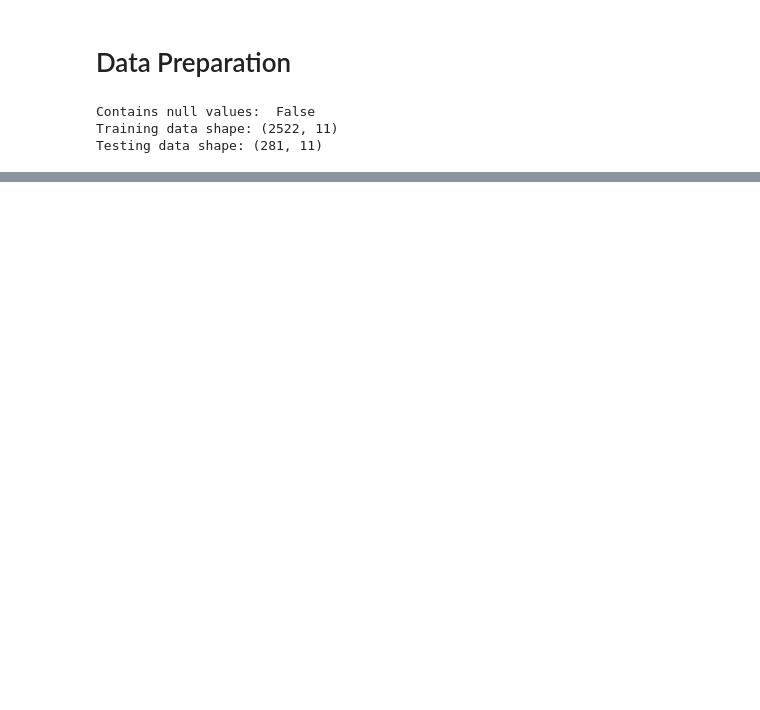
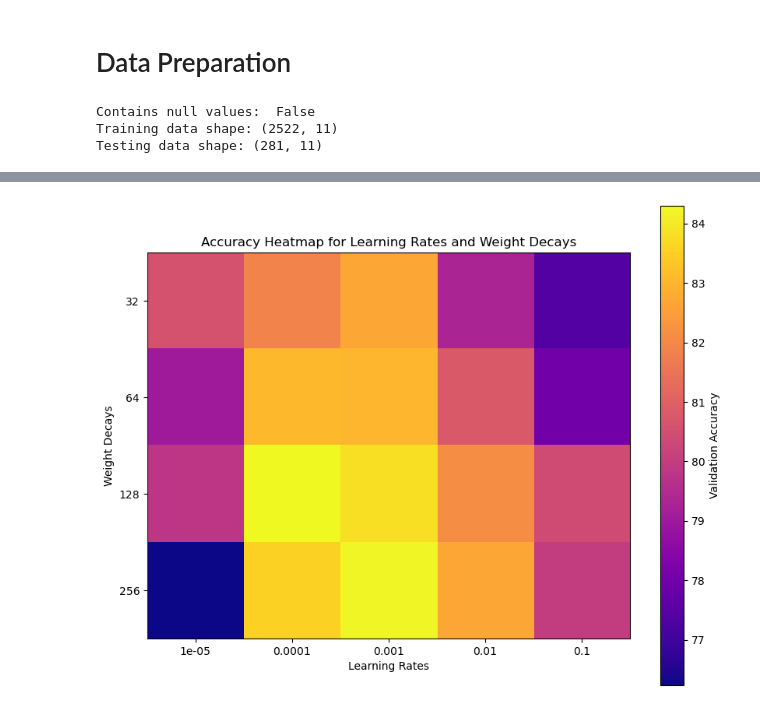
Before and after one commit to JonathanEnslin/COS711-A2, a Jupyter notebook: main.ipynb, the cells around one changed output, grey strips where cells are left out. Saved outputs shown, nothing was run; the diff lists cells and outputs as text; code cells hidden in the pictures; blank space fills up the shorter version.

```diff
--- a/main.ipynb
+++ b/main.ipynb
@@ -454,7 +459,7 @@ def run_k_fold_cv(almonds_train, num_epochs, batch_size, optimizer_config, k_fol
     # Return the average validation accuracy, per-fold accuracies, and dataframes
     return avg_val_accuracy, fold_accuracies, run_val_accuracies_df, run_train_losses_df
 # %%
-def search_best_hyperparameters(search_space, sub_dir='basic', k_folds=5):
+def search_best_hyperparameters(search_space, sub_dir='basic', k_folds=5, verbose=True, model_hl_sizes=[256, 256, 256, 256]):
     """
     Function to search for the best hyperparameter combination using K-Fold Cross-Validation.
 
@@ -484,8 +489,9 @@ def search_best_hyperparameters(search_space, sub_dir='basic', k_folds=5):
 
     # Loop over all configurations in the search space
     for config_idx, config in enumerate(search_space):
-        print(f"Running configuration: {config}")
-        print(f"{config_idx+1}/{len(search_space)}")
+        if verbose:
+            print(f"Running configuration: {config}")
+            print(f"{config_idx+1}/{len(search_space)}")
 
         # Extract parameters from the current configuration
         num_epochs = config['epochs']
@@ -493,15 +499,17 @@ def search_best_hyperparameters(search_space, sub_dir='basic', k_folds=5):
         optimizer_config = config['optimizer']
 
         # Get datasets based on the current configuration
-        almonds_train, almonds_test = get_data_objects(sub_dir=sub_dir, scaling_params=scaling_params, batch_size=batch_size)
+        almonds_train, almonds_test = get_data_objects(sub_dir=sub_dir, scaling_params=scaling_params)
 
         # Set the device based on the batch size (CPU for small batch, GPU if available for larger batches)
         device = torch.device('cpu') if batch_size < 128 else torch.device('cuda' if torch.cuda.is_available() else 'cpu')
-        print(f'Using device: {device}')
+        if verbose:
+            print(f'Using device: {device}')
 
         # Run K-fold Cross-Validation for the current configuration
         avg_val_accuracy, fold_accuracies, val_accuracies_df, train_losses_df = run_k_fold_cv(
-            almonds_train, num_epochs, batch_size, optimizer_config, k_folds=k_folds, device=device, best_so_far=best_avg_val_accuracy
+            almonds_train, num_epochs, batch_size, optimizer_config, k_folds=k_folds, device=device, best_so_far=best_avg_val_accuracy,
+            model_hl_sizes=model_hl_sizes
         )
 
         # Store the results for the current configuration
@@ -521,7 +529,8 @@ def search_best_hyperparameters(search_space, sub_dir='basic', k_folds=5):
             best_val_accuracies_df = val_accuracies_df
             best_train_losses_df = train_losses_df
 
-        print(f"Current Best Avg Val Accuracy: {best_avg_val_accuracy:.2f}% with configuration: {best_combination}")
+        if verbose:
+            print(f"Current Best Avg Val Accuracy: {best_avg_val_accuracy:.2f}% with configuration: {best_combination}")
 
     # Final output of the best configuration
     print(f"Best configuration found: {best_combination} with Avg Val Accuracy: {best_avg_val_accuracy:.2f}%")
@@ -594,0 +759,62 @@ TypeError: get_data_objects() got an unexpected keyword argument 'batch_size'
+# %%
+import matplotlib.pyplot as plt
+import numpy as np
+
+def plot_heatmap(data_dict, x_label, y_label, title, cmap='viridis', figsize=(8, 6), colorbar_label='Accuracy'):
+    """
+    Plots a heatmap from the provided dictionary of results.
+
+    Parameters:
+    - data_dict: Dictionary where keys are tuples (x_value, y_value) and values are the corresponding data points.
+    - x_label: Label for the x-axis.
+    - y_label: Label for the y-axis.
+    - title: Title for the heatmap.
+    - cmap: Color map for the heatmap. Default is 'viridis'.
+    - figsize: Size of the figure. Default is (8, 6).
+    - colorbar_label: Label for the color bar. Default is 'Accuracy'.
+    """
+
+    # Extract unique x and y values from the dictionary
+    x_values = sorted(set([key[0] for key in data_dict.keys()]))
+    y_values = sorted(set([key[1] for key in data_dict.keys()]))
+
+    # Create a matrix to hold the accuracies
+    heatmap_data = np.zeros((len(y_values), len(x_values)))
+
+    # Populate the matrix with values from the dictionary
+    for (x, y), value in data_dict.items():
+        x_idx = x_values.index(x)
+        y_idx = y_values.index(y)
+        heatmap_data[y_idx, x_idx] = value
+
+    # Plot the heatmap
+    plt.figure(figsize=figsize)
+    plt.imshow(heatmap_data, cmap=cmap, interpolation='nearest')
+
+    # Add color bar
+    plt.colorbar(label=colorbar_label)
+
+    # Set axis ticks and labels
+    plt.xticks(ticks=np.arange(len(x_values)), labels=x_values)
+    plt.yticks(ticks=np.arange(len(y_values)), labels=y_values)
+
+    # Add labels and title
+    plt.xlabel(x_label)
+    plt.ylabel(y_label)
+    plt.title(title)
+
+    # Display the heatmap
+    plt.show()
+
+# Example usage:
+plot_heatmap(
+    adam_lr_wds,
+    x_label='Learning Rates',
+    y_label='Weight Decays',
+    title='Accuracy Heatmap for Learning Rates and Weight Decays',
+    cmap='plasma',  # You can choose any colormap here
+    figsize=(10, 8),
+    colorbar_label='Validation Accuracy'
+)
+# %% [output]
+[figure, added]
```
Also changed, not shown: parts of 11 cells of this notebook, 11 other files.
